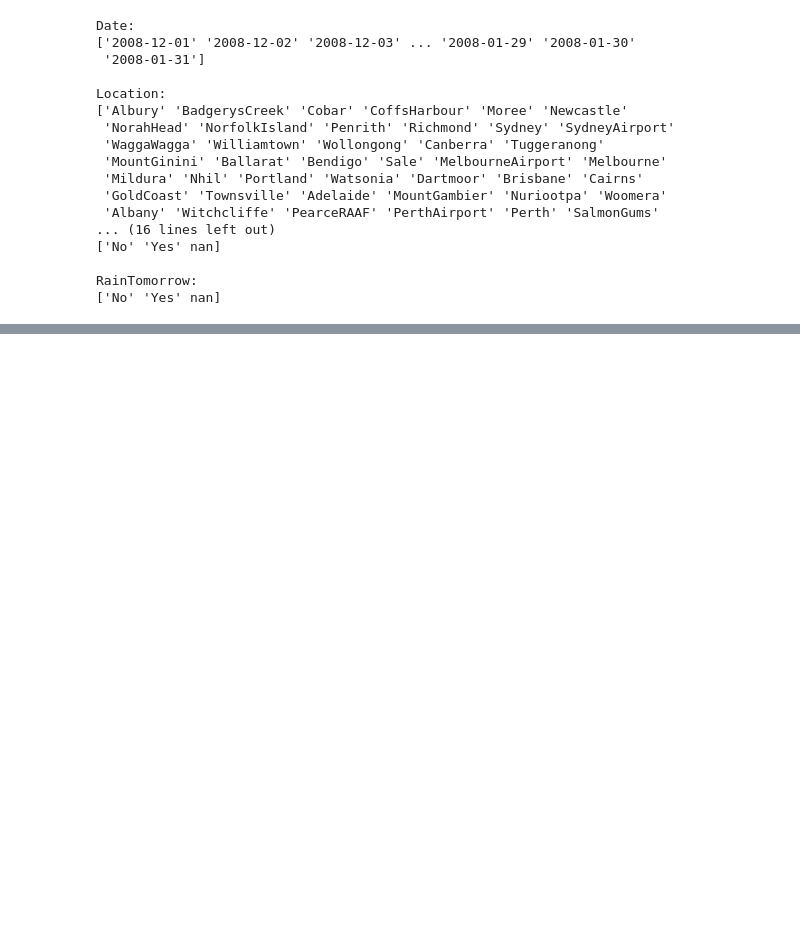
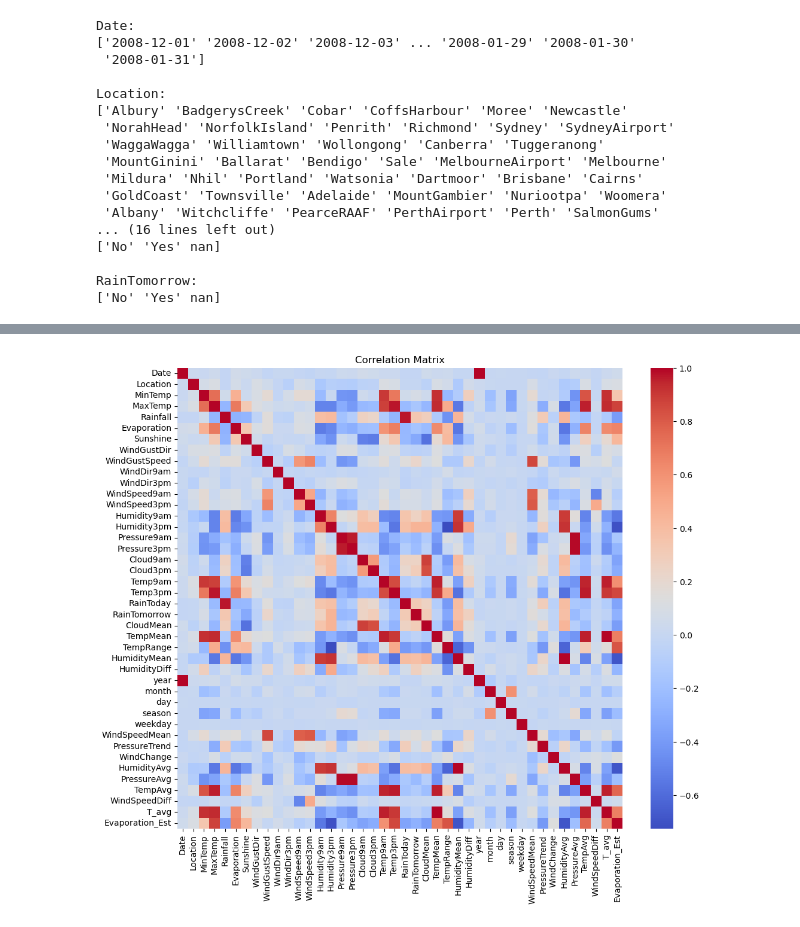
Before and after one commit to mohamed-alawy/WeatherAUS, a Jupyter notebook: Weather.ipynb, the cells around one changed output, grey strips where cells are left out. Saved outputs shown, nothing was run; the diff lists cells and outputs as text; code cells hidden in the pictures; blank space fills up the shorter version.

```diff
--- a/Weather.ipynb
+++ b/Weather.ipynb
@@ -152,0 +238,5 @@ df_clean.head()
+# %%
+df_clean['RainToday'] = df_clean['RainToday'].map({'No':0,'Yes':1})
+df_clean['RainTomorrow'] = df_clean['RainTomorrow'].map({'No':0,'Yes':1})
+categorical_cols = ['Location','WindGustDir','WindDir9am','WindDir3pm']
+# df_clean = pd.get_dummies(df_clean, columns=categorical_cols, drop_first=True)
@@ -152,0 +277,8 @@ df_clean.head()
+# %%
+plt.figure(figsize=(12,10))
+corr = df_clean.corr()
+sns.heatmap(corr, annot=False, cmap='coolwarm', fmt='.2f')
+plt.title("Correlation Matrix")
+plt.show()
+# %% [output]
+[figure, added]
```
Also changed, not shown: parts of 39 cells of this notebook, 1 other file.
